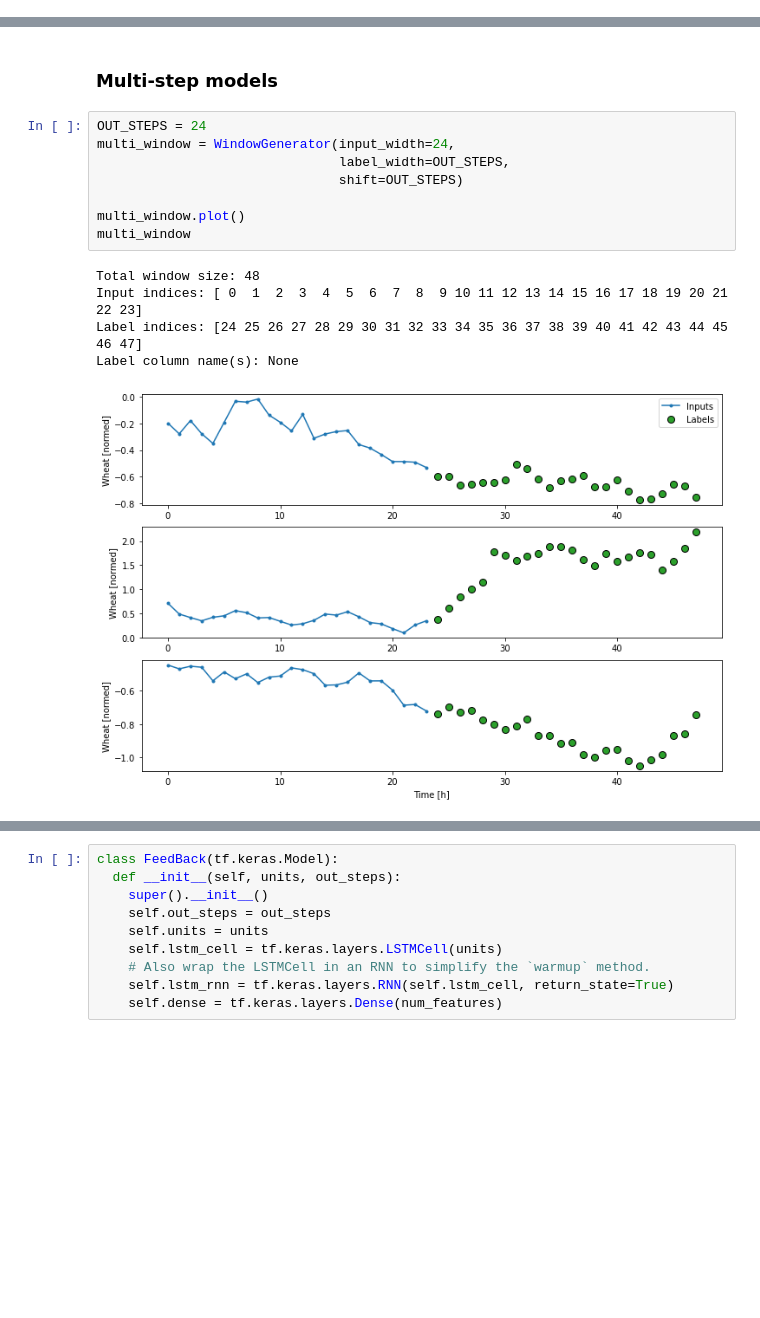
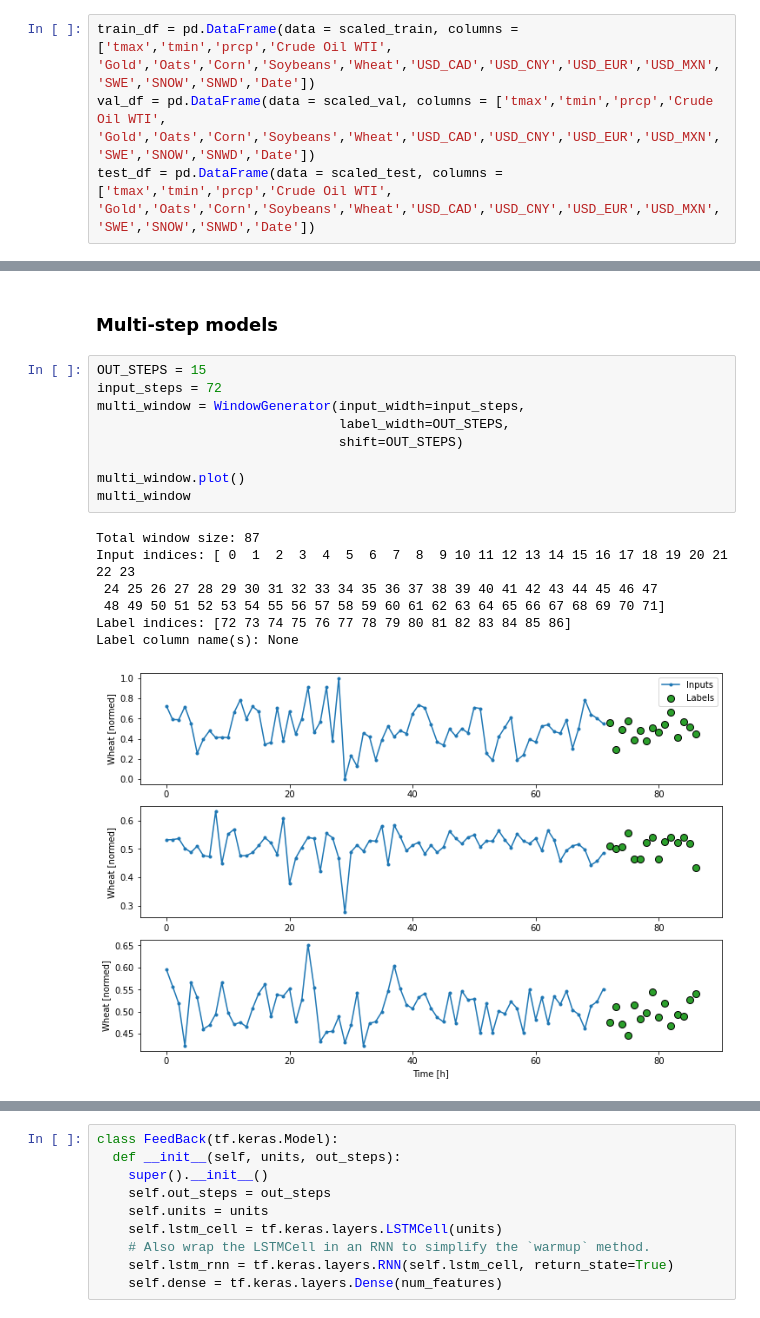
Before and after one commit to zy22159-tech/MasterDT, a Jupyter notebook: Tensorflow time series prediction tutorial.ipynb, the cells around one changed output, grey strips where cells are left out. Cells and saved outputs as stored; diff of their text form; blank space fills up the shorter version.

```diff
--- a/Tensorflow time series prediction tutorial.ipynb
+++ b/Tensorflow time series prediction tutorial.ipynb
@@ -120,3 +60,7 @@ _ = ax.set_xticklabels(df.keys(), rotation=90)
+# %%
+train_df = pd.DataFrame(data = scaled_train, columns = ['tmax','tmin','prcp','Crude Oil WTI', 'Gold','Oats','Corn','Soybeans','Wheat','USD_CAD','USD_CNY','USD_EUR','USD_MXN','SWE','SNOW','SNWD','Date'])
+val_df = pd.DataFrame(data = scaled_val, columns = ['tmax','tmin','prcp','Crude Oil WTI', 'Gold','Oats','Corn','Soybeans','Wheat','USD_CAD','USD_CNY','USD_EUR','USD_MXN','SWE','SNOW','SNWD','Date'])
+test_df = pd.DataFrame(data = scaled_test, columns = ['tmax','tmin','prcp','Crude Oil WTI', 'Gold','Oats','Corn','Soybeans','Wheat','USD_CAD','USD_CNY','USD_EUR','USD_MXN','SWE','SNOW','SNWD','Date'])
 # %%
 # Construct windowGenerator
 class WindowGenerator():
@@ -626,19 +552,22 @@ _ = plt.legend()
 # %% [markdown]
 ### Multi-step models
 # %%
-OUT_STEPS = 24
-multi_window = WindowGenerator(input_width=24,
+OUT_STEPS = 15
+input_steps = 72
+multi_window = WindowGenerator(input_width=input_steps,
                                label_width=OUT_STEPS,
                                shift=OUT_STEPS)
 
 multi_window.plot()
 multi_window
 # %% [output]
-Total window size: 48
-Input indices: [ 0  1  2  3  4  5  6  7  8  9 10 11 12 13 14 15 16 17 18 19 20 21 22 23]
-Label indices: [24 25 26 27 28 29 30 31 32 33 34 35 36 37 38 39 40 41 42 43 44 45 46 47]
+Total window size: 87
+Input indices: [ 0  1  2  3  4  5  6  7  8  9 10 11 12 13 14 15 16 17 18 19 20 21 22 23
+ 24 25 26 27 28 29 30 31 32 33 34 35 36 37 38 39 40 41 42 43 44 45 46 47
+ 48 49 50 51 52 53 54 55 56 57 58 59 60 61 62 63 64 65 66 67 68 69 70 71]
+Label indices: [72 73 74 75 76 77 78 79 80 81 82 83 84 85 86]
 Label column name(s): None
-[figure, old version]
+[figure, new version]
 # %%
 class MultiStepLastBaseline(tf.keras.Model):
   def call(self, inputs):
```
Also changed, not shown: parts of 48 cells of this notebook, 27 other files.
